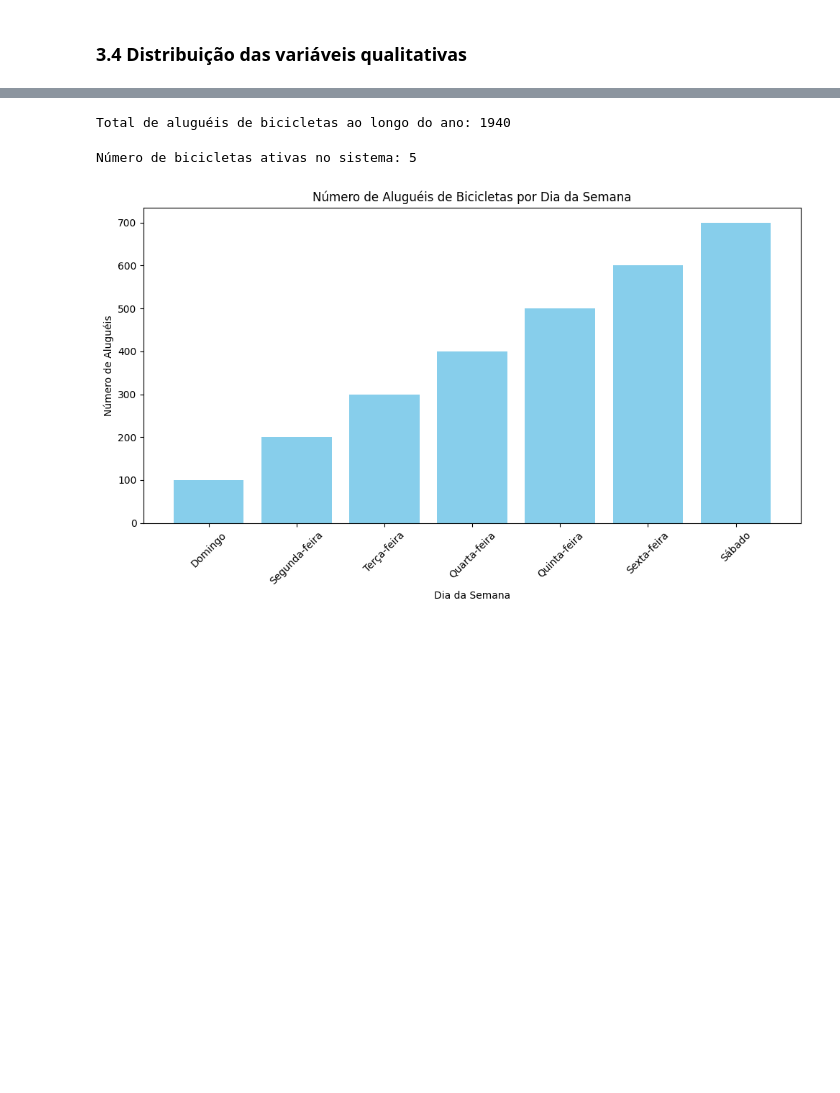
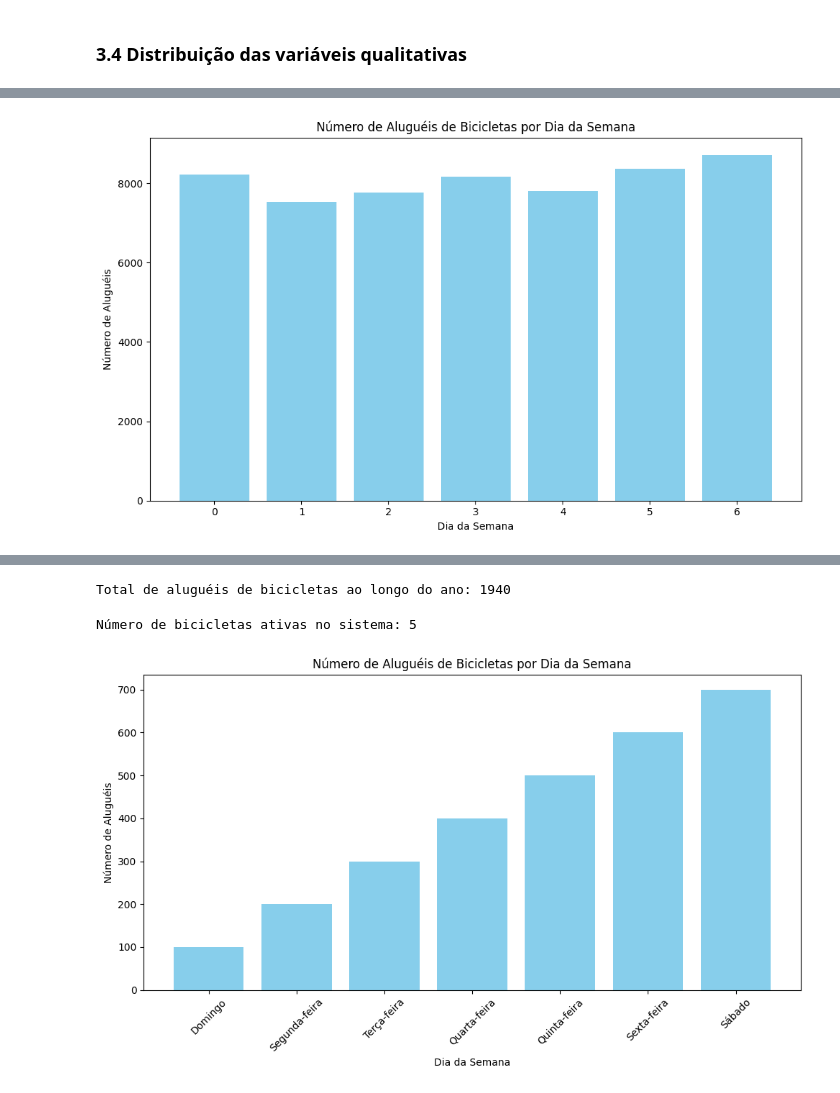
Before and after one commit to atlantico-academy/equipe9-2024.1, a Jupyter notebook: notebooks/01-Exploratory_Data_Analysis.ipynb, the cells around one changed output, grey strips where cells are left out. Cells and saved outputs as stored; diff of their text form; code cells hidden in the pictures; blank space fills up the shorter version.

```diff
--- a/notebooks/01-Exploratory_Data_Analysis.ipynb
+++ b/notebooks/01-Exploratory_Data_Analysis.ipynb
@@ -243,3 +283,21 @@ plt.show()
+# %%
+plt.figure(figsize=(10, 6))
+plt.bar(df['weekday'], df['cnt'], color='skyblue')
+
+# Adicionar título e rótulos aos eixos
+plt.title('Número de Aluguéis de Bicicletas por Dia da Semana')
+plt.xlabel('Dia da Semana')
+plt.ylabel('Número de Aluguéis')
+
+# Personalizar os rótulos do eixo x para mostrar os nomes dos dias da semana
+#nomes_dias_semana = ['Domingo', 'Segunda-feira', 'Terça-feira', 'Quarta-feira', 'Quinta-feira', 'Sexta-feira', 'Sábado']
+#plt.xticks(df["weekday"], nomes_dias_semana, rotation=45)
+
+# Mostrar o gráfico
+plt.tight_layout()
+plt.show()
+# %% [output]
+[figure, added]
 # %%
 import pandas as pd
 import matplotlib.pyplot as plt
```
Also changed, not shown: parts of 15 cells of this notebook.
